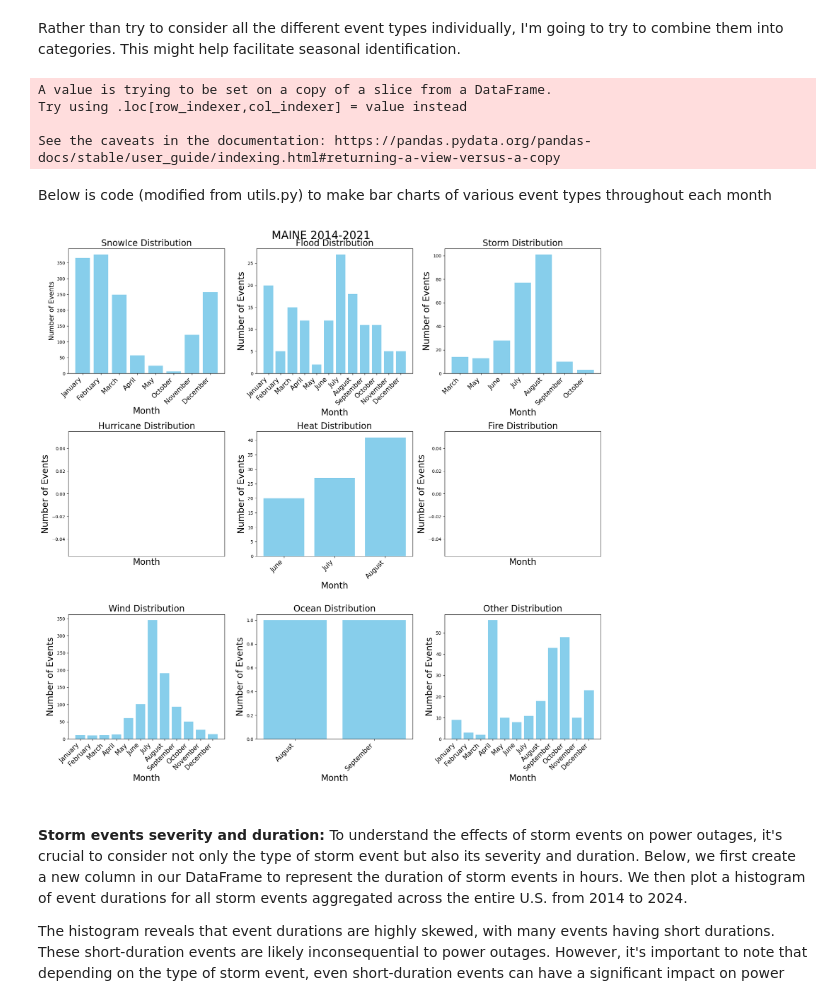
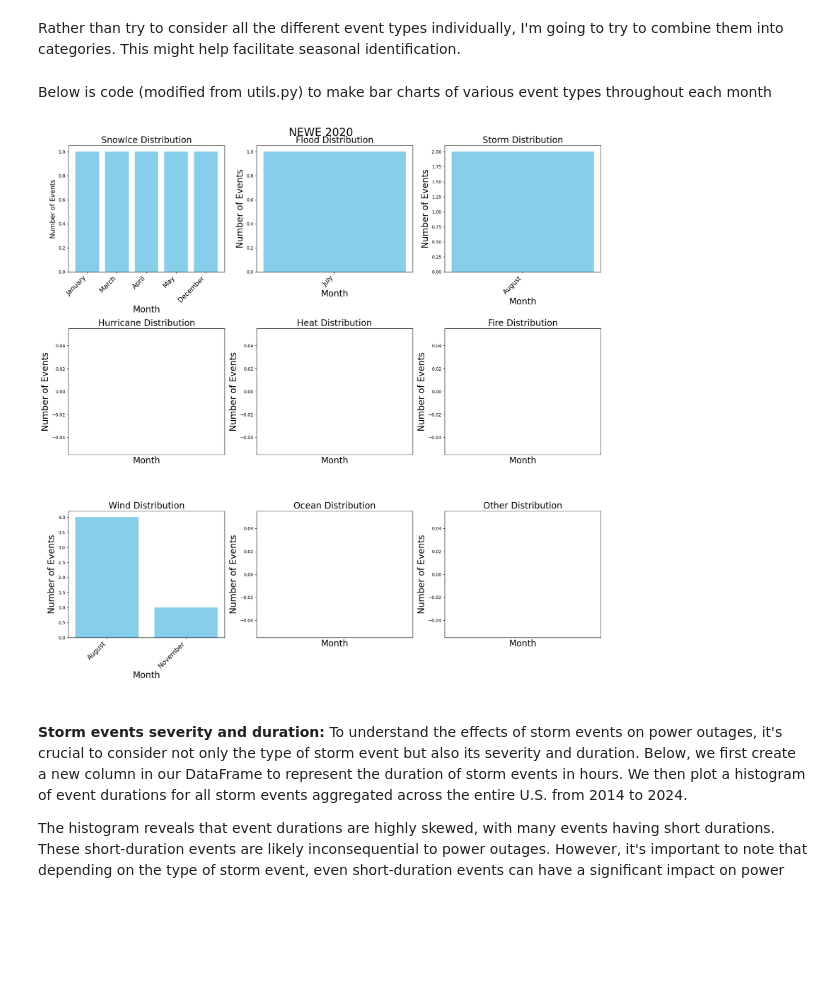
Before and after one commit to aarondweinberg/predictingpoweroutages, a Jupyter notebook: Aaron/EDA_AW.ipynb, the cells around one changed output. Cells and saved outputs as stored; diff of their text form; code cells hidden in the pictures; blank space fills up the shorter version.

```diff
--- a/Aaron/EDA_AW.ipynb
+++ b/Aaron/EDA_AW.ipynb
@@ -229,7 +277,7 @@ Below is a plot comparing Maine to California and Florida for 2020. Although Cal
 #Set the beginning and end of the time interval
 begin ='2020-01-01 00:00:00'
 end='2020-12-31 00:00:00'
-states = ['ME', 'CA', 'FL']
+subregions = ['NEWE', 'NYCW', 'NYUP']
 
 #Convert begin and end to datetime object
 start_time = datetime.strptime(begin, '%Y-%m-%d %H:%M:%S')
@@ -241,16 +289,16 @@ end_time = datetime.strptime(end, '%Y-%m-%d %H:%M:%S')
 
 plt.figure(figsize=(8, 4))
 
-# Loop through each state and plot the data
-for state in states:
+# Loop through each subregion and plot the data
+for subregion in subregions:
     # Restrict df_power to times between start_time and end_time
-    df_state = df_power[(df_power['datetime'] >= start_time) & (df_power['datetime'] <= end_time) & (df_power['STATE'] == state)]
+    df_subregion = df_power[(df_power['datetime'] >= start_time) & (df_power['datetime'] <= end_time) & (df_power['Subregion'] == subregion)]
 
     # Group by 'run_start_time' and sum the 'customers_out' for each timestamp
-    df_state_grouped = df_state.groupby('datetime')['customers_out'].sum().reset_index()
+    df_subregion_grouped = df_subregion.groupby('datetime')['customers_out'].sum().reset_index()
 
     # Plot the time history of total customers out
-    plt.plot(df_state_grouped['datetime'], df_state_grouped['customers_out'], linestyle='-', label=state)
+    plt.plot(df_subregion_grouped['datetime'], df_subregion_grouped['customers_out'], linestyle='-', label=subregion)
 
 plt.title('Total Number of Customers Without Power', fontsize=14)
 plt.xlabel('Time', fontsize=14)
@@ -265,5 +313,4 @@ plt.show()
 # %% [markdown]
 Below, we load `StormEvents_2014_2024.csv` as a pandas DataFrame. This DataFrame provides extensive details about storm events, including their type, location, time, and magnitude. For example, you can view all 55 types of storms in the U.S. from 2014 to 2024 by examining the `EVENT_TYPE` column, as shown below.
 # %%
-df_events = pd.read_csv("../Data/NOAA_StormEvents/StormEvents_2014_2024.csv")
-df_events
+df_events = pd.read_parquet("../Data/df_events.parquet")
@@ -357,26 +390,34 @@ df_events['EVENT_CATEGORY'] = df_events['EVENT_TYPE'].apply(lambda x: 'SnowIce'
                                                              'Wind' if x in wind_types else
                                                              'Ocean' if x in ocean_types else
                                                              'Other')
-# %% [output]
-A value is trying to be set on a copy of a slice from a DataFrame.
-Try using .loc[row_indexer,col_indexer] = value instead
-
-See the caveats in the documentation: https://pandas.pydata.org/pandas-docs/stable/user_guide/indexing.html#returning-a-view-versus-a-copy
 # %% [markdown]
 Below is code (modified from utils.py) to make bar charts of various event types throughout each month
+# %%
+#Check if the list df_events['FIPS'] shares any values with fips_list
+fips_list = df_power['fips_code'].unique()
+df_events['FIPS'] = df_events['FIPS'].astype(str)
+df_events = df_events[df_events['FIPS'].isin(fips_list)]
 # %%
 state='MAINE'
-all_years = True
+subregion = 'NEWE'
+all_years = False
 which_year = 2020
 event_types = ['SnowIce', 'Flood', 'Storm', 'Hurricane', 'Heat', 'Fire', 'Wind', 'Ocean', 'Other']
 
+#Make a list of all FIPS values from df_power that have a Subregion value of NEWE
+fips_list = df_power[df_power['Subregion'] == subregion]['fips_code'].unique()
+
+
+
+
+
 
 if all_years:
-    df_state = df_events[df_events['STATE']==state]
-    title = f"{state} 2014-2021"
+    df_subregion = df_events[df_events['FIPS'].isin(fips_list)]
+    title = f"{subregion} 2014-2021"
 else:
-    df_state = df_events[(df_events['STATE']==state) & (df_events['YEAR']==which_year)]
-    title = f"{state} {which_year}"
+    df_subregion = df_events[(df_events['FIPS'].isin(fips_list)) & (df_events['YEAR']==which_year)]
+    title = f"{subregion} {which_year}"
 
 # Create subplots
 fig, axes = plt.subplots(nrows=3, ncols=3, figsize=(18, 18))
@@ -384,36 +425,36 @@ fig, axes = plt.subplots(nrows=3, ncols=3, figsize=(18, 18))
 # Loop through event types and create plots
 for i, event in enumerate(event_types):
     # Filter data for the specific event type
-    event_data = df_state[df_state['EVENT_CATEGORY'] == event]
+    event_data = df_subregion[df_subregion['EVENT_CATEGORY'] == event]
 
     # Group by MONTH and count events
     monthly_data = event_data.groupby('MONTH_NAME').size().reset_index(name='Event Count')
 
     monthly_data['MONTH_SORT'] = pd.to_datetime(monthly_data['MONTH_NAME'], format='%B')
     monthly_data = monthly_data.sort_values(by='MONTH_SORT')
 
     # Plot the data in a 3x3 grid
     row = i // 3
     col = i % 3
 
     # Plot the data
     axes[row, col].bar(monthly_data['MONTH_NAME'], monthly_data['Event Count'], color='skyblue')
     axes[row, col].set_title(f'{event} Distribution', fontsize=20)
     axes[row, col].set_xlabel('Month', fontsize=20)
     axes[row, col].set_ylabel('Number of Events', fontsize=20)
 
     axes[row, col].set_xticks(range(len(monthly_data['MONTH_NAME'].unique())))
     axes[row, col].set_xticklabels(monthly_data['MONTH_NAME'].unique(), rotation=45, ha='right', fontsize=15)
 
 # Set common Y label
 axes[0,0].set_ylabel('Number of Events', fontsize=15)
 
 plt.suptitle(title, fontsize=25)
 # Adjust layout
 plt.tight_layout()
 plt.show()
 # %% [output]
-[figure, old version]
+[figure, new version]
 # %% [markdown]
 <br>
 
```
Also changed, not shown: parts of 14 cells of this notebook, 2 other files.
